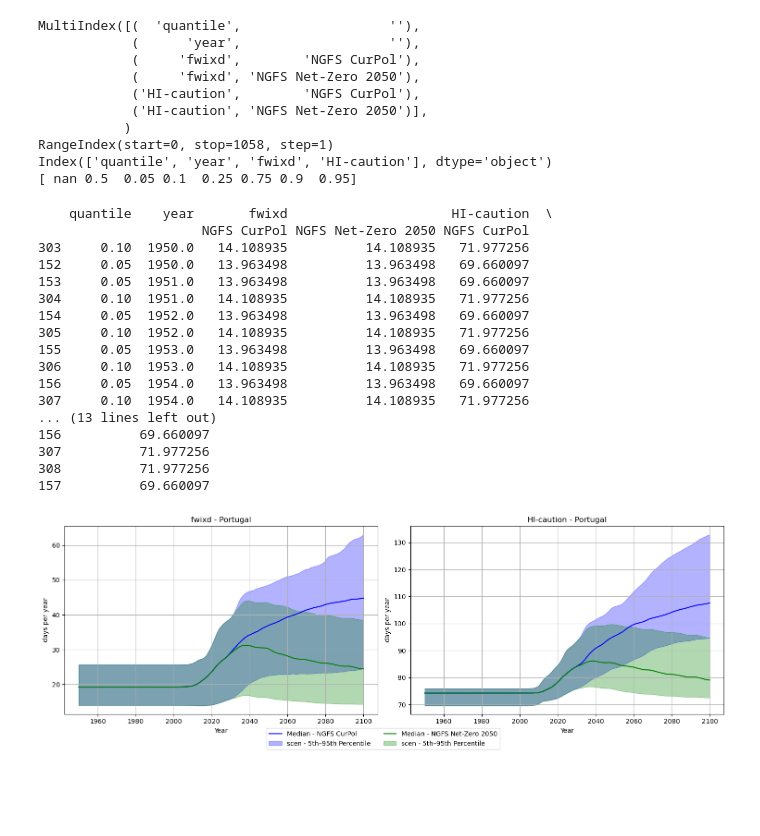
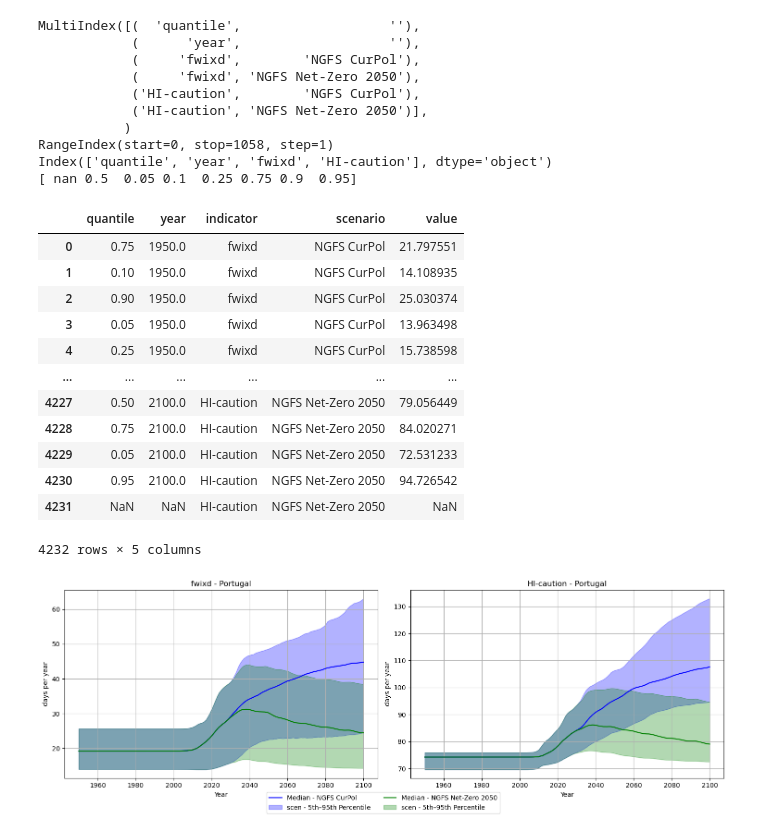
Before and after one commit to rosapietroiusti/dem4cli, a Jupyter notebook: notebooks/dem4cli-rime-x.ipynb, the cells around one changed output. Saved outputs shown, nothing was run; the diff lists cells and outputs as text; code cells hidden in the pictures; blank space fills up the shorter version.

```diff
--- a/notebooks/dem4cli-rime-x.ipynb
+++ b/notebooks/dem4cli-rime-x.ipynb
@@ -242,26 +215,6 @@ MultiIndex([(  'quantile',                   ''),
 RangeIndex(start=0, stop=1058, step=1)
 Index(['quantile', 'year', 'fwixd', 'HI-caution'], dtype='object')
 [ nan 0.5  0.05 0.1  0.25 0.75 0.9  0.95]
-# %%
-print(df_ts_quantiles[(df_ts_quantiles['year'] <= 1955) & (df_ts_quantiles['quantile'] <= 0.1)])
-# %% [output]
-    quantile    year       fwixd                     HI-caution  \
-                     NGFS CurPol NGFS Net-Zero 2050 NGFS CurPol
-303     0.10  1950.0   14.108935          14.108935   71.977256
-152     0.05  1950.0   13.963498          13.963498   69.660097
-153     0.05  1951.0   13.963498          13.963498   69.660097
-304     0.10  1951.0   14.108935          14.108935   71.977256
-154     0.05  1952.0   13.963498          13.963498   69.660097
-305     0.10  1952.0   14.108935          14.108935   71.977256
-155     0.05  1953.0   13.963498          13.963498   69.660097
-306     0.10  1953.0   14.108935          14.108935   71.977256
-156     0.05  1954.0   13.963498          13.963498   69.660097
-307     0.10  1954.0   14.108935          14.108935   71.977256
-... (13 lines left out)
-156          69.660097
-307          71.977256
-308          71.977256
-157          69.660097
 # %%
 ## Process dataframe for easier manipulation and plotting
 # Ensure 'year' is numeric (if it's a string, convert it)
@@ -288,6 +241,22 @@ df_ts_quantiles_melted = df_ts_quantiles.melt(
 
 # Rename the 'year' column for clarity
 df_ts_quantiles_melted.rename(columns={('year', ''): 'year', ('quantile', ''): 'quantile'}, inplace=True)
+# %%
+df_ts_quantiles_melted
+# %% [output]
+|  | quantile | year | indicator | scenario | value |
+| 0 | 0.75 | 1950.0 | fwixd | NGFS CurPol | 21.797551 |
+| 1 | 0.10 | 1950.0 | fwixd | NGFS CurPol | 14.108935 |
+| 2 | 0.90 | 1950.0 | fwixd | NGFS CurPol | 25.030374 |
+| 3 | 0.05 | 1950.0 | fwixd | NGFS CurPol | 13.963498 |
+| 4 | 0.25 | 1950.0 | fwixd | NGFS CurPol | 15.738598 |
+| ... | ... | ... | ... | ... | ... |
+| 4227 | 0.50 | 2100.0 | HI-caution | NGFS Net-Zero 2050 | 79.056449 |
+| 4228 | 0.75 | 2100.0 | HI-caution | NGFS Net-Zero 2050 | 84.020271 |
+| 4229 | 0.05 | 2100.0 | HI-caution | NGFS Net-Zero 2050 | 72.531233 |
+| 4230 | 0.95 | 2100.0 | HI-caution | NGFS Net-Zero 2050 | 94.726542 |
+| 4231 | NaN | NaN | HI-caution | NGFS Net-Zero 2050 | NaN |
+4232 rows × 5 columns
 # %%
 colors = ['blue', 'green']
 tick_interval = 20 # set interval for x axis tick for plotting
```
Also changed, not shown: parts of 16 cells of this notebook.
